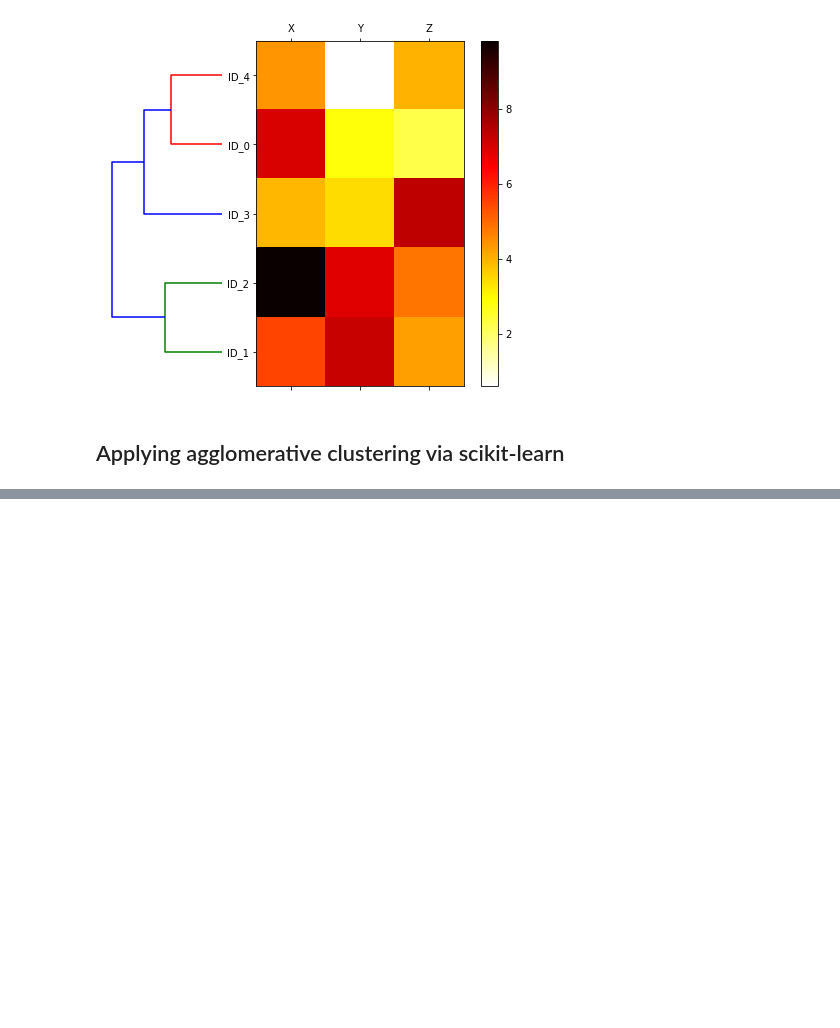
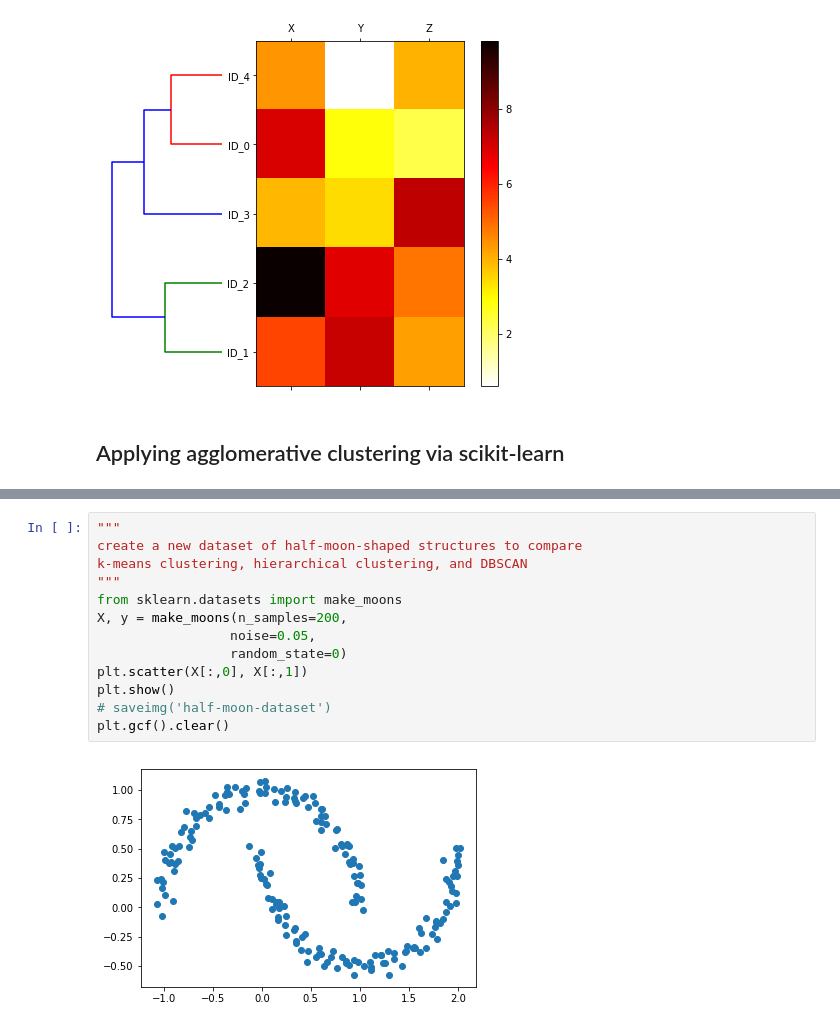
Before and after one commit to prakharchoudhary/cluster-mania, a Jupyter notebook: clustering.ipynb, the cells around one changed output, grey strips where cells are left out. Cells and saved outputs as stored; diff of their text form; blank space fills up the shorter version.

```diff
--- a/clustering.ipynb
+++ b/clustering.ipynb
@@ -382,0 +402,15 @@ ac = AgglomerativeClustering(n_clusters=2,
+# %%
+"""
+create a new dataset of half-moon-shaped structures to compare
+k-means clustering, hierarchical clustering, and DBSCAN
+"""
+from sklearn.datasets import make_moons
+X, y = make_moons(n_samples=200,
+                 noise=0.05,
+                 random_state=0)
+plt.scatter(X[:,0], X[:,1])
+plt.show()
+# saveimg('half-moon-dataset')
+plt.gcf().clear()
+# %% [output]
+[figure, added]
```
Also changed, not shown: parts of 5 cells of this notebook, 3 other files.
